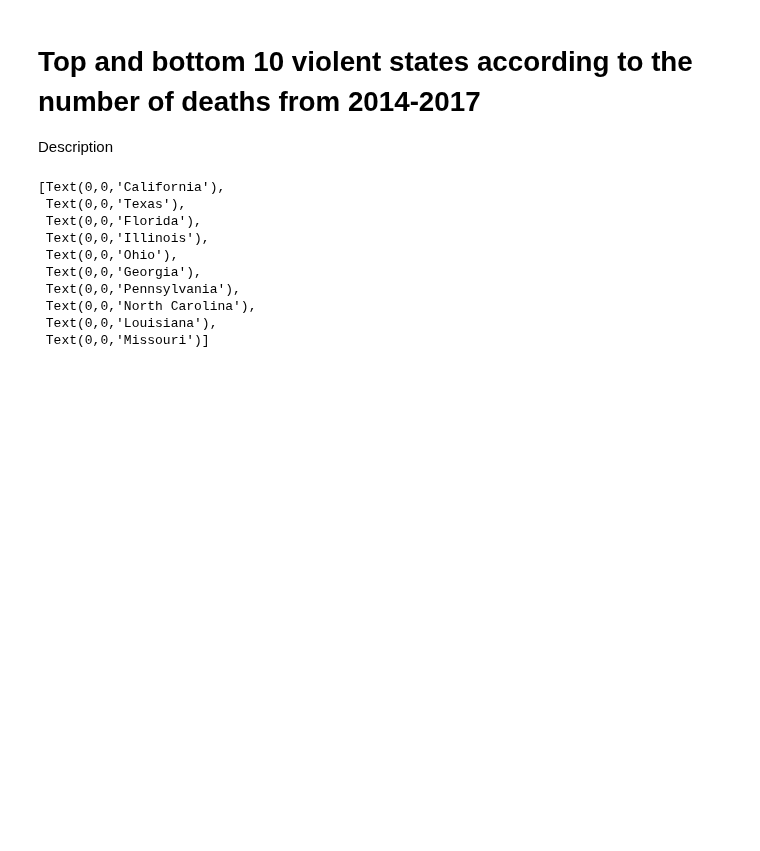
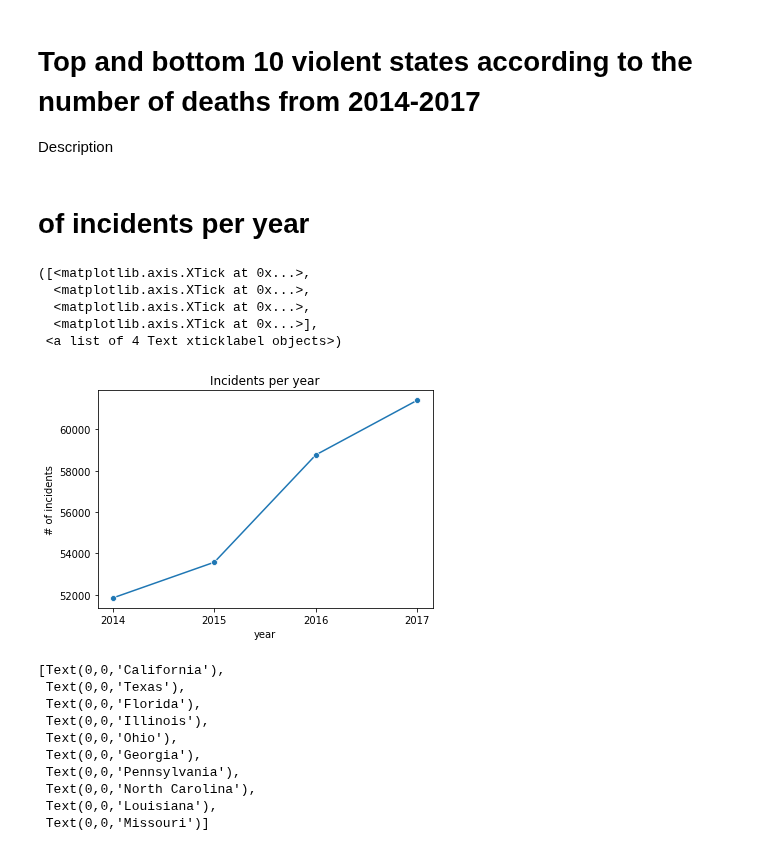
Before and after one commit to palolo02/Project1, a Jupyter notebook: Crime in US.ipynb, the cells around one changed output. Cells and saved outputs as stored; diff of their text form; code cells hidden in the pictures; blank space fills up the shorter version.

Commit message:
LM- graph incidents per year

```diff
--- a/Crime in US.ipynb
+++ b/Crime in US.ipynb
@@ -321,6 +321,28 @@ killed_sort=killed_number.sort_values(by='n_killed',ascending=False)
 #Top 10 contries by killed number
 top=killed_sort.head(10)
 bottom=killed_sort.tail(10)
+# %% [markdown]
+# of incidents per year
+# %%
+incident_count_year=new_data.groupby('year').agg('count')
+# %%
+incident_count_year
+
+sns.lineplot(x=incident_count_year.index,
+             y=incident_count_year.incident_id,
+             marker="o")
+
+plt.ylabel('# of incidents')
+plt.title('Incidents per year')
+
+plt.xticks(np.arange(2014, 2018, 1))
+# %% [output]
+([<matplotlib.axis.XTick at 0x...>,
+  <matplotlib.axis.XTick at 0x...>,
+  <matplotlib.axis.XTick at 0x...>,
+  <matplotlib.axis.XTick at 0x...>],
+ <a list of 4 Text xticklabel objects>)
+[figure, added]
 # %%
 #bar plot top
 killed_years=sns.barplot(x=top.index, y=top.n_killed,data=top,palette='Set1')
```
Also changed, not shown: parts of 3 cells of this notebook, 1 other file.
